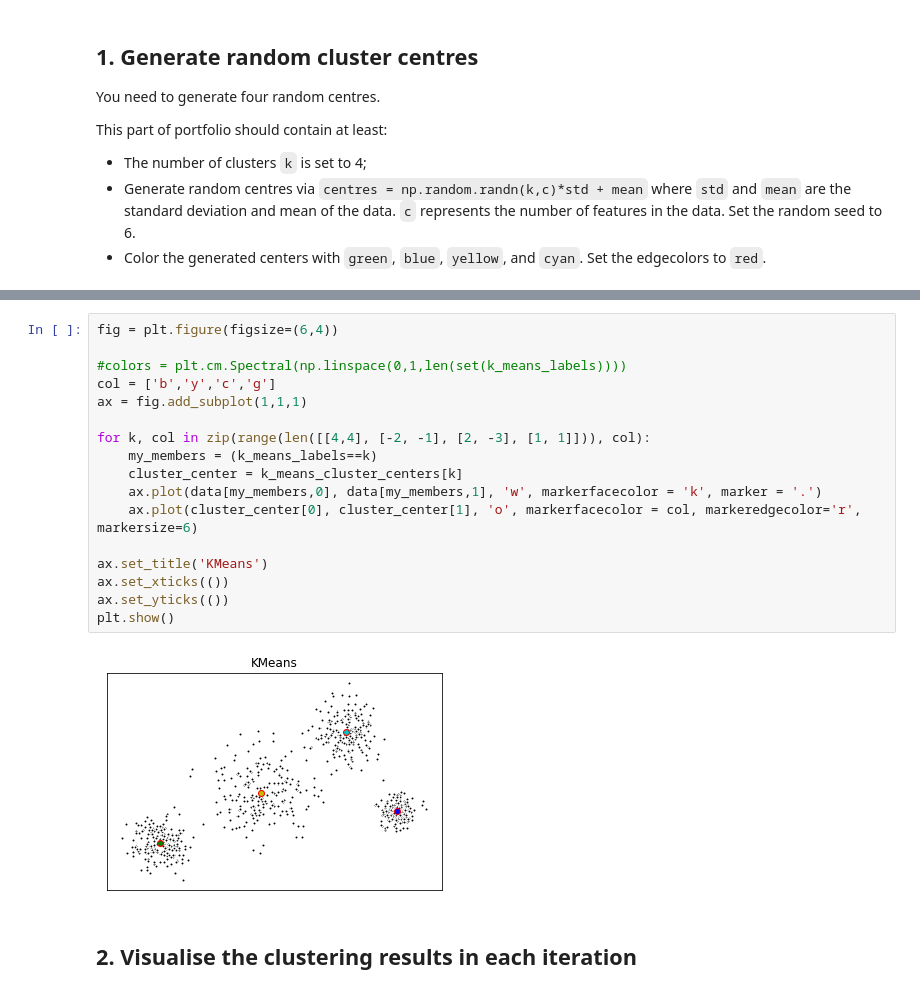
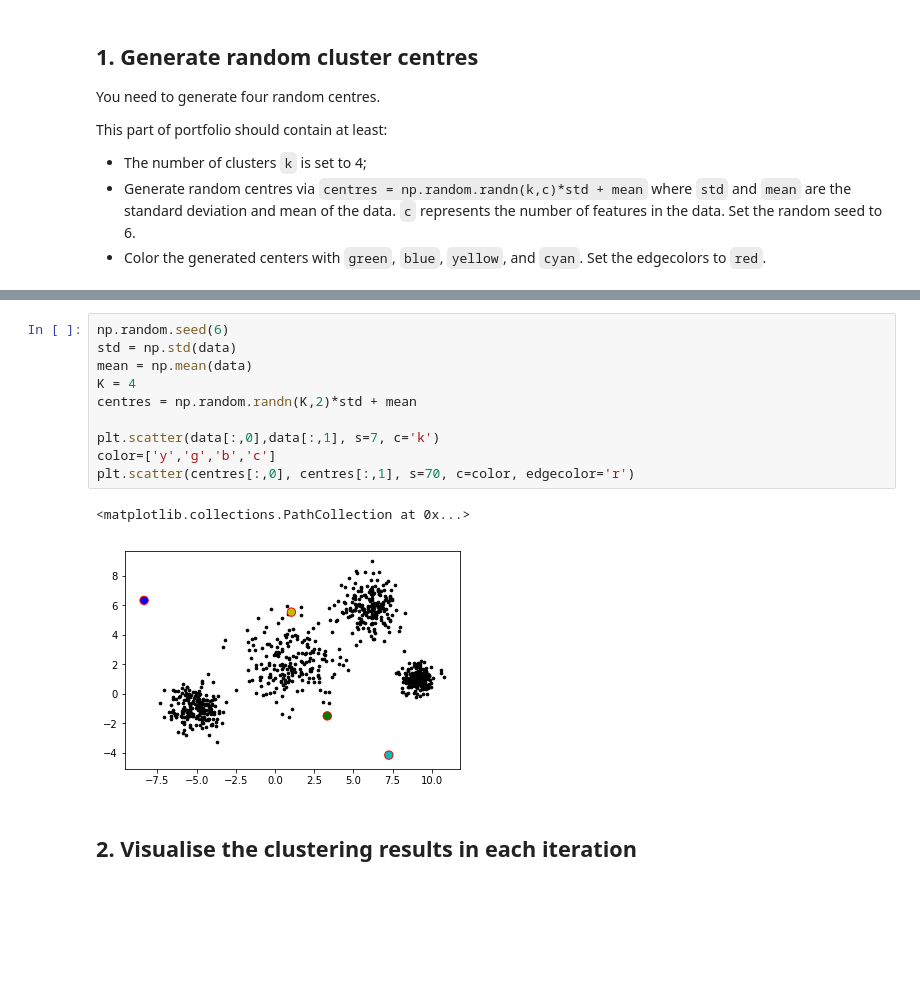
Before and after one commit to garyliu427/portfolio-2019-garyliu427, a Jupyter notebook: Portfolio 3.ipynb, the cells around one changed output, grey strips where cells are left out. Saved outputs shown, nothing was run; the diff lists cells and outputs as text; blank space fills up the shorter version.

```diff
--- a/Portfolio 3.ipynb
+++ b/Portfolio 3.ipynb
@@ -82,22 +40,16 @@ array([[ 9.063639  ,  1.04633907],
-# %%
-fig = plt.figure(figsize=(6,4))
-
-#colors = plt.cm.Spectral(np.linspace(0,1,len(set(k_means_labels))))
-col = ['b','y','c','g']
-ax = fig.add_subplot(1,1,1)
-
-for k, col in zip(range(len([[4,4], [-2, -1], [2, -3], [1, 1]])), col):
-    my_members = (k_means_labels==k)
-    cluster_center = k_means_cluster_centers[k]
-    ax.plot(data[my_members,0], data[my_members,1], 'w', markerfacecolor = 'k', marker = '.')
-    ax.plot(cluster_center[0], cluster_center[1], 'o', markerfacecolor = col, markeredgecolor='r', markersize=6)
-
-ax.set_title('KMeans')
-ax.set_xticks(())
-ax.set_yticks(())
-plt.show()
-# %% [output]
-[figure, removed]
+# %%
+np.random.seed(6)
+std = np.std(data)
+mean = np.mean(data)
+K = 4
+centres = np.random.randn(K,2)*std + mean
+
+plt.scatter(data[:,0],data[:,1], s=7, c='k')
+color=['y','g','b','c']
+plt.scatter(centres[:,0], centres[:,1], s=70, c=color, edgecolor='r')
+# %% [output]
+<matplotlib.collections.PathCollection at 0x...>
+[figure, added]
 # %% [markdown]
 ## 2. Visualise the clustering results in each iteration
 # %% [markdown]
```
Also changed, not shown: parts of 7 cells of this notebook.
